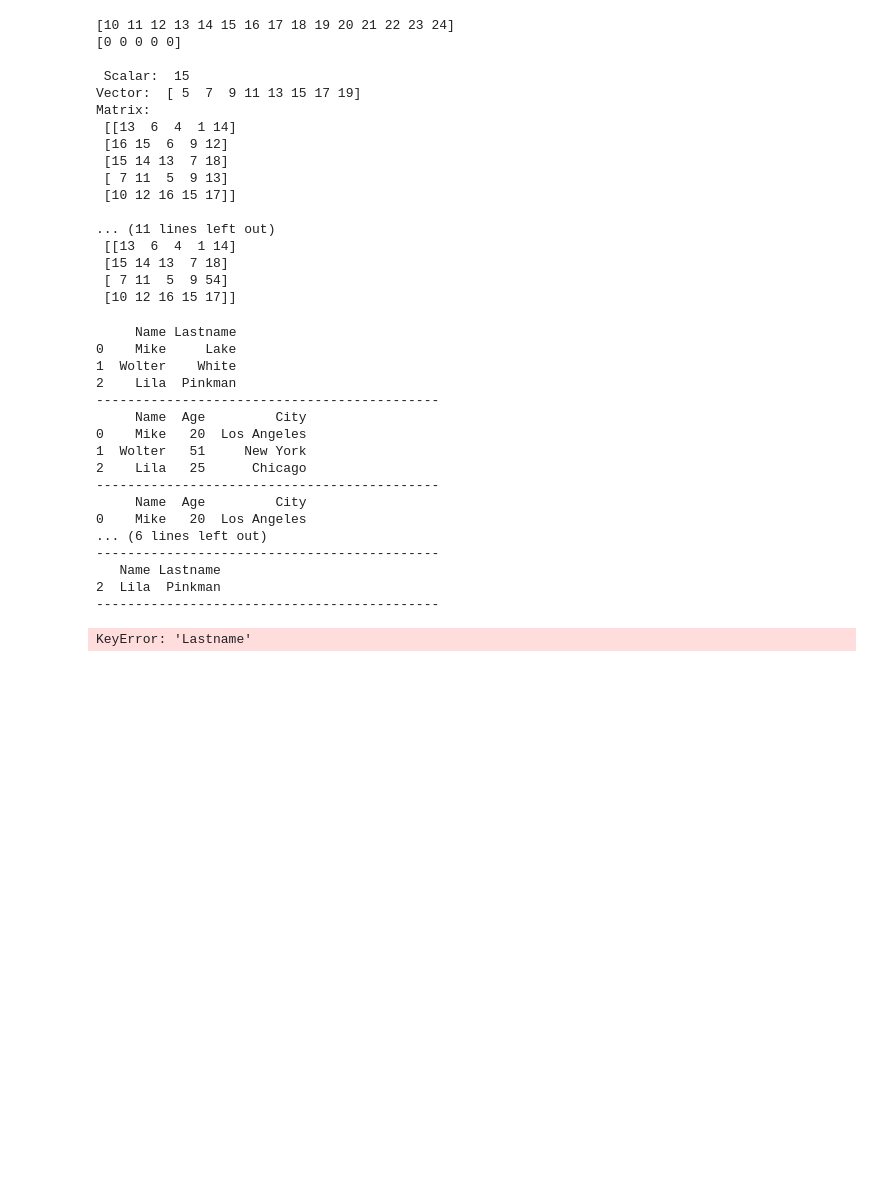
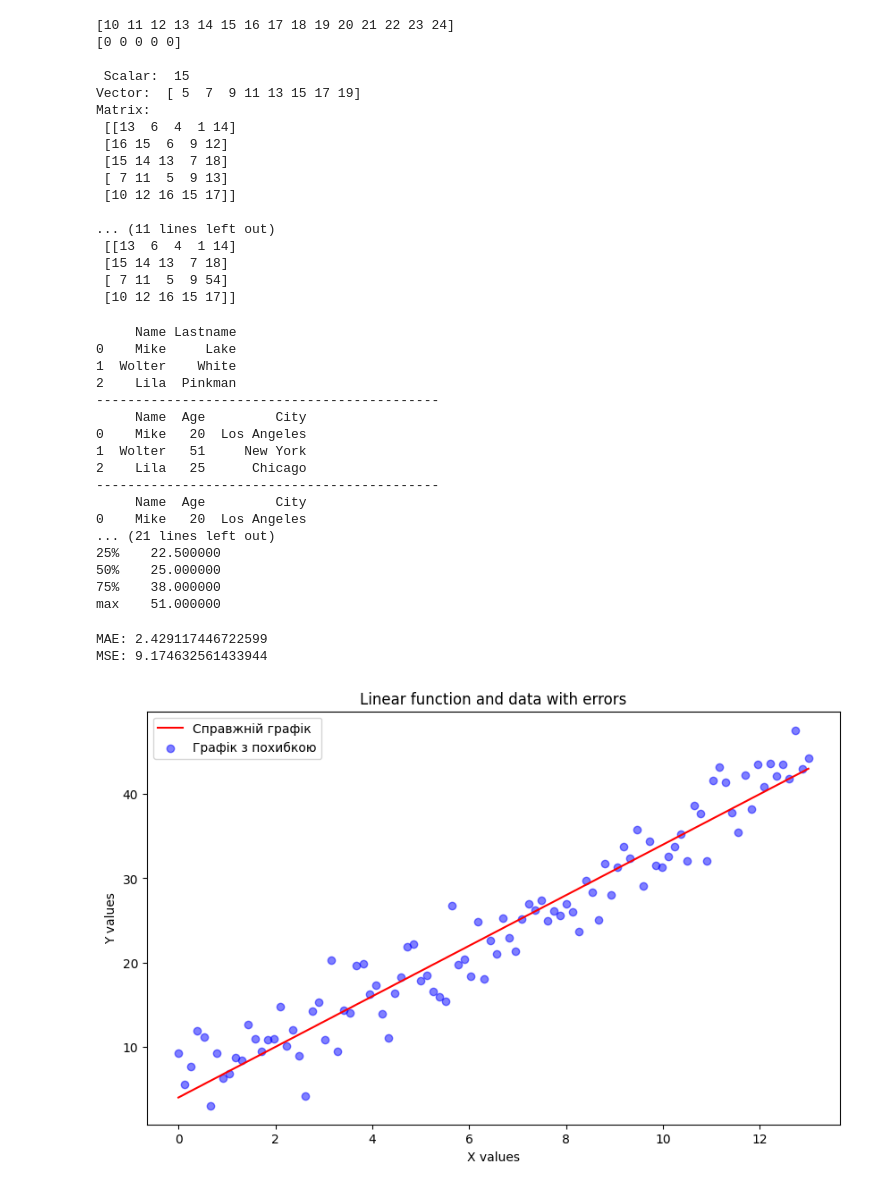
Before and after one commit to ageevprunich/ML2023, a Jupyter notebook: Labs/Lab 1/lab1.ipynb, the cells around one changed output. Drawn from its saved outputs; the diff is of its cells as text; code cells hidden in the pictures; blank space fills up the shorter version.

```diff
--- a/Labs/Lab 1/lab1.ipynb
+++ b/Labs/Lab 1/lab1.ipynb
@@ -84,8 +84,6 @@ print(df.head(2))
 print('--------------------------------------------')
 print(df.tail(1))
 print('--------------------------------------------')
-print(df.loc[['Lastname'])
-print('--------------------------------------------')
 print(df2.iloc[[1,2]])
 print('--------------------------------------------')
 print(df2.describe())
@@ -102,9 +100,42 @@ print(df2.describe())
 --------------------------------------------
      Name  Age         City
 0    Mike   20  Los Angeles
-... (6 lines left out)
---------------------------------------------
-   Name Lastname
-2  Lila  Pinkman
---------------------------------------------
+... (21 lines left out)
+25%    22.500000
+50%    25.000000
+75%    38.000000
+max    51.000000
-KeyError: 'Lastname'
+# %%
+import numpy as np
+import matplotlib.pyplot as plt
+
+
+np.random.seed(0)
+x = np.linspace(0, 13, 100)
+y = 3 * x + 4
+
+meserr = np.random.normal(0, 3, 100)
+y_meserr = y + meserr
+
+plt.figure(figsize=(10, 6))
+plt.title('Linear function and data with errors')
+plt.xlabel('X values')
+plt.ylabel('Y values')
+plt.plot(x, y, label='Справжній графік', c ='red')
+plt.scatter(x, y_meserr, label='Графік з похибкою', c='blue', alpha=0.5)
+plt.legend()
+
+mae = np.mean(np.abs(y - y_meserr))
+mse = np.mean((y - y_meserr) ** 2)
+print("MAE:", mae)
+print("MSE:", mse)
+
+res = {'X': x, 'Y': y, 'Y_hat': y_meserr, 'mAE': mae, 'mSE': mse}
+df_res = pd.DataFrame(res)
+df_res.to_csv('df_res.csv', index=False)
+
+plt.show()
+# %% [output]
+MAE: 2.429117446722599
+MSE: 9.174632561433944
+[figure, added]
```
